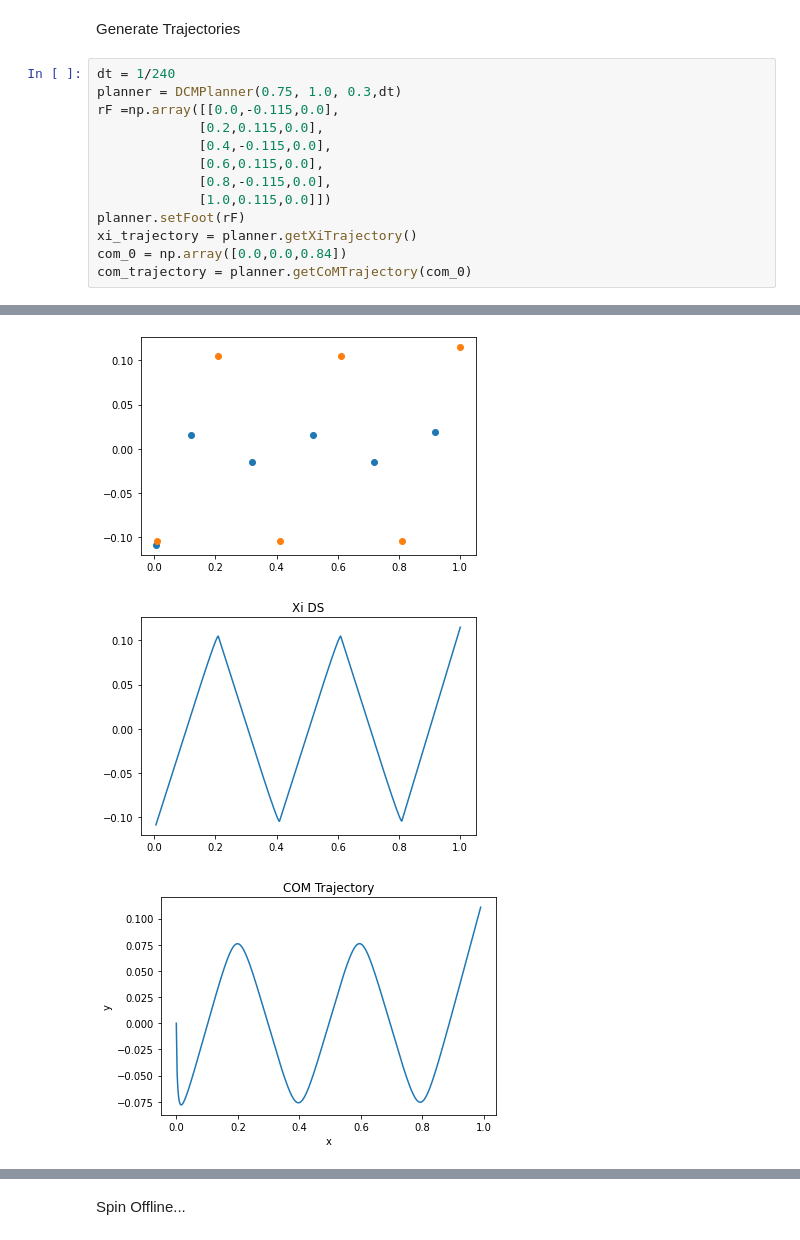
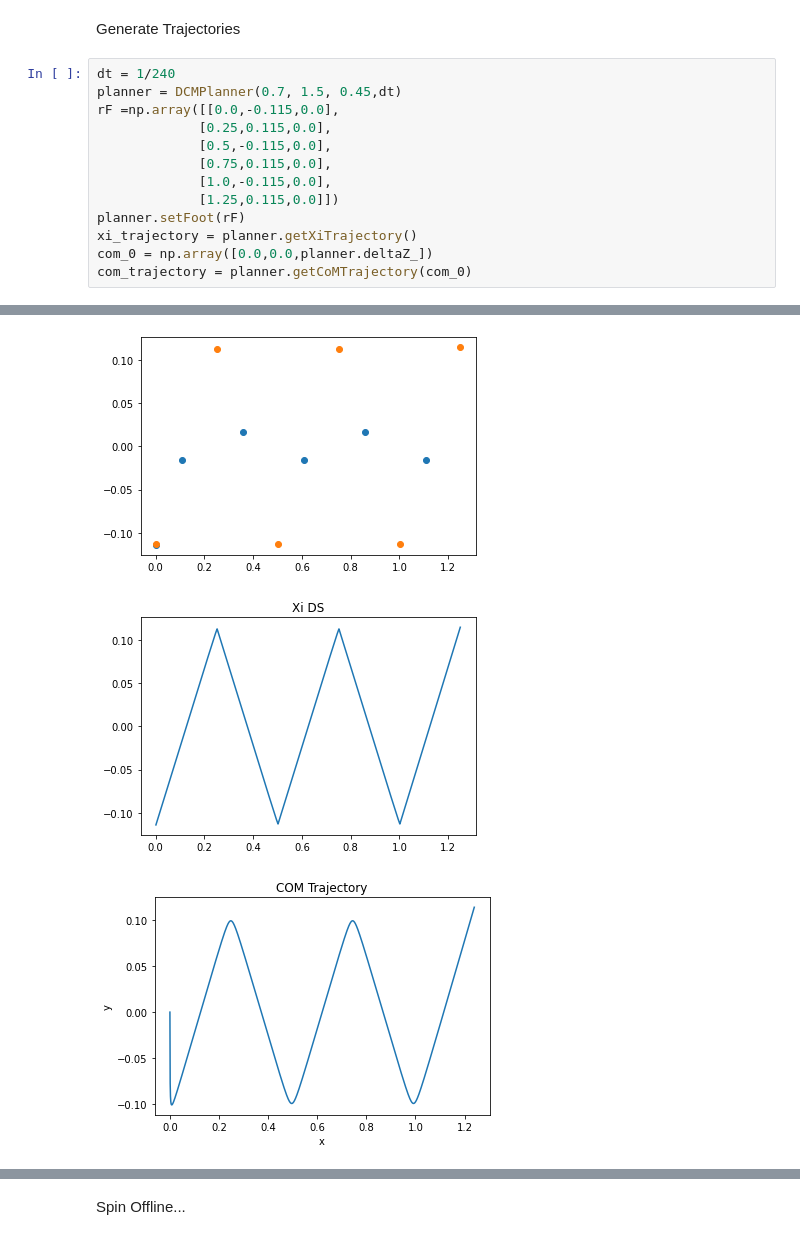
Before and after one commit to Kassra-sinaei/surena4_bullet, a Jupyter notebook: SURENAIV_Offline_Walk.ipynb, the cells around one changed output, grey strips where cells are left out. Drawn from its saved outputs; the diff is of its cells as text.

```diff
--- a/SURENAIV_Offline_Walk.ipynb
+++ b/SURENAIV_Offline_Walk.ipynb
@@ -27,15 +27,15 @@ pybullet.setRealTimeSimulation(0)
 Generate Trajectories
 # %%
 dt = 1/240
-planner = DCMPlanner(0.75, 1.0, 0.3,dt)
+planner = DCMPlanner(0.7, 1.5, 0.45,dt)
 rF =np.array([[0.0,-0.115,0.0],
-             [0.2,0.115,0.0],
-             [0.4,-0.115,0.0],
-             [0.6,0.115,0.0],
-             [0.8,-0.115,0.0],
-             [1.0,0.115,0.0]])
+             [0.25,0.115,0.0],
+             [0.5,-0.115,0.0],
+             [0.75,0.115,0.0],
+             [1.0,-0.115,0.0],
+             [1.25,0.115,0.0]])
 planner.setFoot(rF)
 xi_trajectory = planner.getXiTrajectory()
-com_0 = np.array([0.0,0.0,0.84])
+com_0 = np.array([0.0,0.0,planner.deltaZ_])
 com_trajectory = planner.getCoMTrajectory(com_0)
 # %% [output]
@@ -43,3 +43,3 @@ com_trajectory = planner.getCoMTrajectory(com_0)
-[figure, old version]
+[figure, new version]
-[figure, old version]
+[figure, new version]
-[figure, old version]
+[figure, new version]
```
Also changed, not shown: parts of 9 cells of this notebook, 2 other files.
